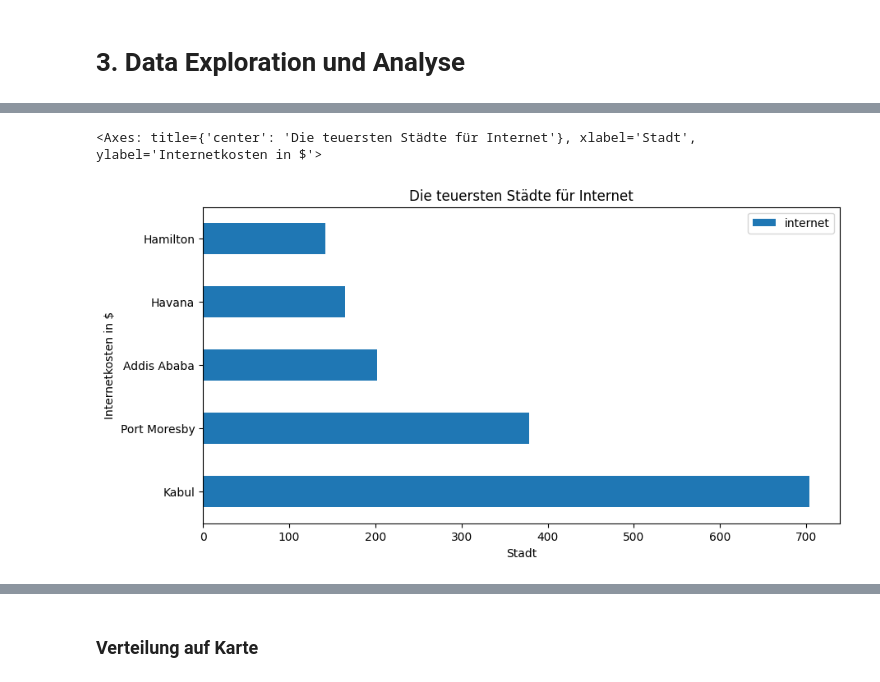
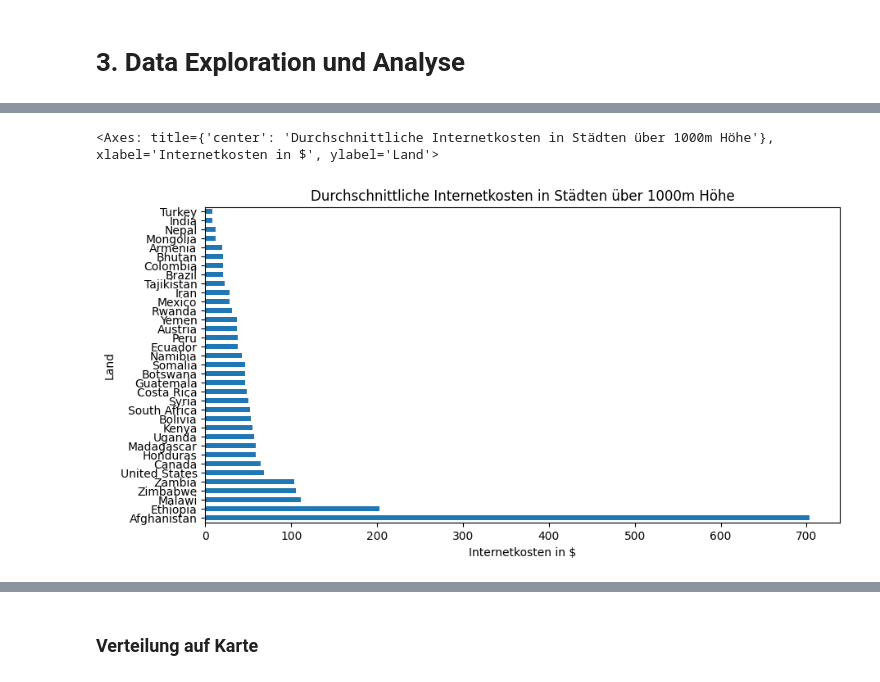
Before and after one commit to GehriJan/data-science-exam, a Jupyter notebook: data_science_exam.ipynb, the cells around one changed output, grey strips where cells are left out. Drawn from its saved outputs; the diff is of its cells as text; code cells hidden in the pictures.

```diff
--- a/data_science_exam.ipynb
+++ b/data_science_exam.ipynb
@@ -385,29 +387,26 @@ Um die Kauf- und Lebensweise, die in Kapitel 1 spezifiziert wurde, abzubilden wu
-# %%
-# Lade Warenkorb
-basket_weights = json.load(open("data/weighted_basked.json"))
-# Anwenden des Warenkorbs auf den Dataframe
-df["weighted_basket"] = df[list(basket_weights.keys())].mul(basket_weights).sum(axis=1)
 # %%
-import pandas as pd
-import json
+
+# Copy des DataFrames für die Analyse
+df_analyze = df.copy()
 
 # JSON-Daten laden
 with open("data/cathegories.json", "r") as file:
     weights = json.load(file)
 
 # Funktion zur Berechnung der gewichteten Werte für jede Kategorie
-def calculate_weighted_values(df, weights):
+def calculate_weighted_values(df_analyze, weights):
     weighted_values = {}
     for category, items in weights.items():
-        weighted_values[category] = df[list(items.keys())].mul(pd.Series(items), axis=1).sum(axis=1)
+        weighted_values[category] = df_analyze[list(items.keys())].mul(pd.Series(items), axis=1).sum(axis=1)
     return weighted_values
 
 # Gewichtete Werte berechnen
-weighted_values = calculate_weighted_values(df, weights)
+weighted_values = calculate_weighted_values(df_analyze, weights)
 
 # Gewichtete Werte als neue Spalten hinzufügen
 for category, values in weighted_values.items():
-    df[f"weighted_{category}"] = values
+    df_analyze[f"weighted_{category}"] = values
 
-# DataFrame anzeigen
-df
+# Gruppierte Balkendiagramm für gewichtete Attribute nach Kontinent
+weighted_columns = [col for col in df_analyze.columns if col.startswith("weighted_") and col not in ["weighted_basket", "weighted_income_and_finance", "weighted_miscellaneous"]]
+df_analyze["weighted_basked"] = df_analyze[weighted_columns].sum(axis=1)
@@ -455,14 +504,12 @@ plt.show()
 # %%
-highest_internet_costs = df.sort_values(by="internet", ascending=False)[["internet", "city"]]
-highest_internet_costs.head().plot(
+highest_internet_costs = df[df["elevation"] > 1000].groupby("country")["internet"].mean().sort_values(ascending=False)
+highest_internet_costs.plot(
     kind="barh",
-    x="city",
-    y="internet",
-    title="Die teuersten Städte für Internet",
-    xlabel="Stadt",
-    ylabel="Internetkosten in $",
+    title="Durchschnittliche Internetkosten in Städten über 1000m Höhe",
+    ylabel="Land",
+    xlabel="Internetkosten in $",
     figsize=(10, 5)
 )
 # %% [output]
-<Axes: title={'center': 'Die teuersten Städte für Internet'}, xlabel='Stadt', ylabel='Internetkosten in $'>
+<Axes: title={'center': 'Durchschnittliche Internetkosten in Städten über 1000m Höhe'}, xlabel='Internetkosten in $', ylabel='Land'>
-[figure, old version]
+[figure, new version]
```
Also changed, not shown: parts of 13 cells of this notebook.
